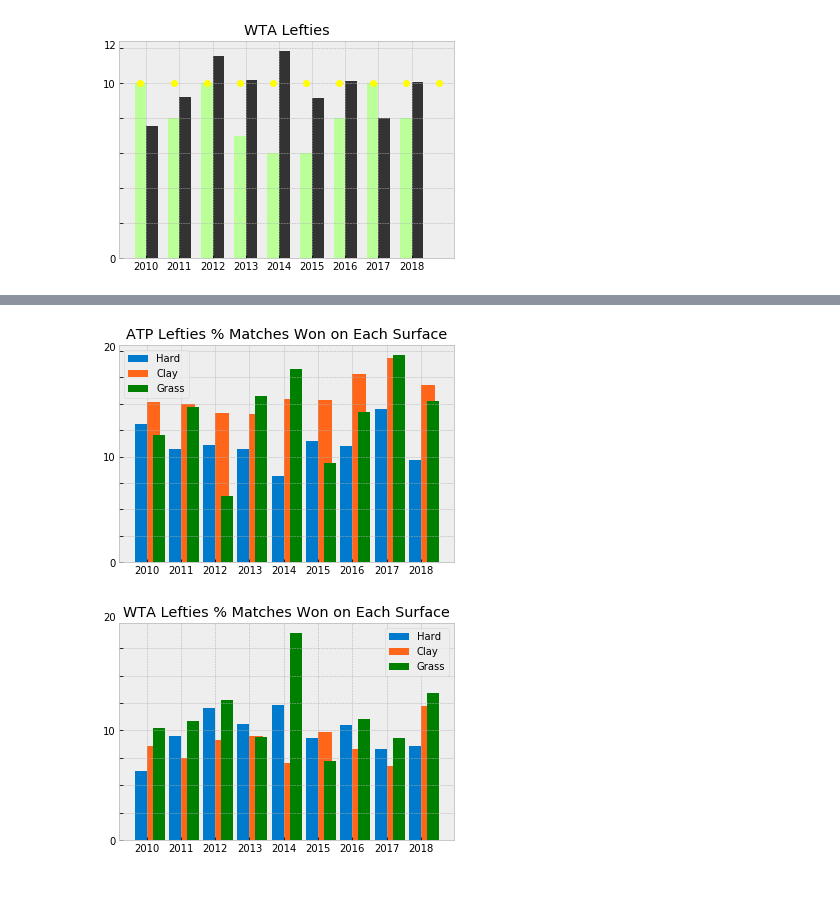
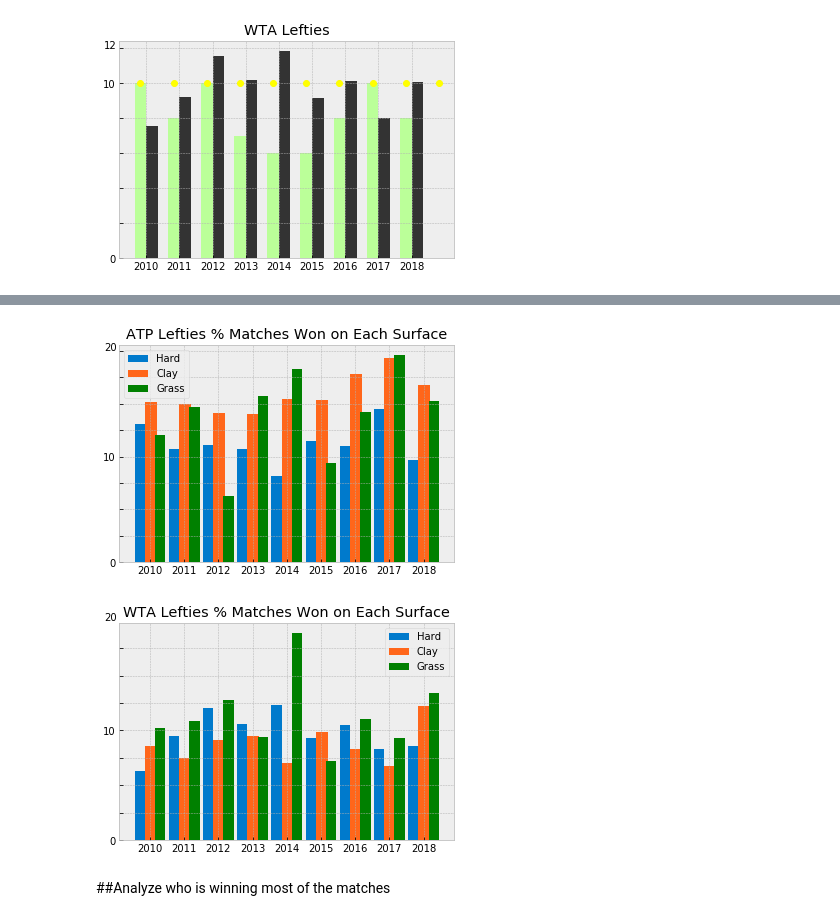
Before and after one commit to LambdaSchool/DS-Unit-1-Sprint-5-Data-Storytelling-Blog-Post, a Jupyter notebook: Project1.ipynb, the cells around one changed output, grey strips where cells are left out. Drawn from its saved outputs; the diff is of its cells as text; code cells hidden in the pictures; blank space fills up the shorter version.

```diff
--- a/Project1.ipynb
+++ b/Project1.ipynb
@@ -454,37 +454,37 @@ y = ATP_hard[1]
 
 y2 = ATP_clay[1]
 
 y3 = ATP_grass[1]
 
 
-width = 0.35
+width = 0.30
 p2 = ax.bar(x, y,width, color='#007acc',align='edge')
 p3 = ax.bar(ind+width, y2,width+.05, color='#ff661a', align='edge')
-p4 = ax.bar(ind+width+width,y3, width, color='green')
+p4 = ax.bar(ind+.75,y3, width, color='green')
 
 
-ax.set_xticks(ind + (2*width) / 2)
+ax.set_xticks(ind + (3*width) / 2)
 ax.set_xticklabels(('2010', '2011', '2012', '2013', '2014',
                     '2015', '2016', '2017', '2018'))
 
 ax.set_yticklabels(('0','', '', '', '10', '','', ''))
 
 
 ind1 = np.arange(.2)
 
 
 
 ax.set_title('ATP Lefties % Matches Won on Each Surface', color='black')
 
 ax.legend(('Hard', 'Clay', 'Grass'))
 
 ax.text(x=-.9, y=.20, s='20',
         fontsize=10)
 
 
 plt.show()
 # %% [output]
-[figure, old version]
+[figure, new version]
 # %%
 WTAmatches_grass = WTAmatchesdf[WTAmatchesdf['surface']=='Grass']
 WTA_grass = pd.crosstab(WTAmatches_grass['tourney_date'].dt.year, WTAmatches_grass['winner_hand'], normalize='index')
@@ -508,13 +508,13 @@ y2 = WTA_clay[1]
 y3 = WTA_grass[1]
 
 
-width = 0.35
+width = 0.30
 p2 = ax.bar(x, y,width, color='#007acc',align='edge')
 p3 = ax.bar(ind+width, y2,width+.05, color='#ff661a', align='edge')
-p4 = ax.bar(ind+width+width,y3, width, color='green')
+p4 = ax.bar(ind+.75,y3, width, color='green')
 
 
-ax.set_xticks(ind + (2*width) / 2)
+ax.set_xticks(ind + (3*width) / 2)
 ax.set_xticklabels(('2010', '2011', '2012', '2013', '2014',
                     '2015', '2016', '2017', '2018'))
 
@@ -535,4 +535,6 @@ ax.text(x=-.9, y=.20, s='20',
 
 plt.show()
 # %% [output]
-[figure, old version]
+[figure, new version]
+# %% [markdown]
+##Analyze who is winning most of the matches
```
Also changed, not shown: parts of 6 cells of this notebook.
